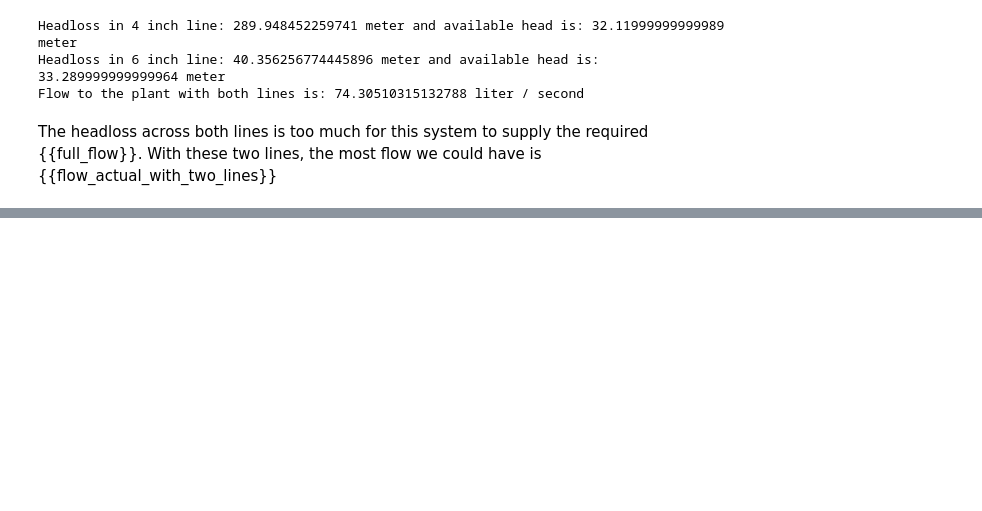
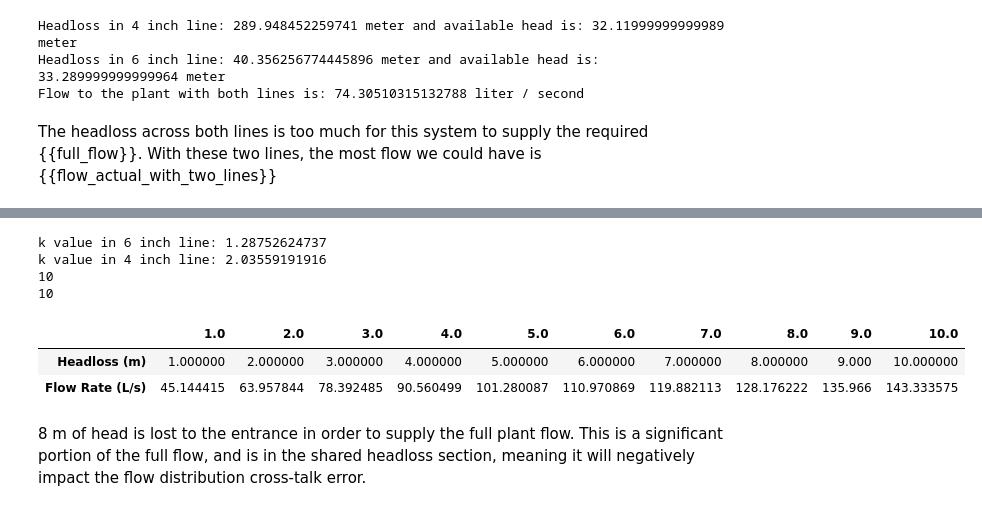
Before and after one commit to AguaClara/plant_notebooks, a Jupyter notebook: Gracias/Gracias.ipynb, the cells around one changed output, grey strips where cells are left out. Cells and saved outputs as stored; diff of their text form; code cells hidden in the pictures; blank space fills up the shorter version.

```diff
--- a/Gracias/Gracias.ipynb
+++ b/Gracias/Gracias.ipynb
@@ -10,4 +10,16 @@ The existing conduction line is composed of two independent pipes of 4" and 6" s
 
 ## Use the Existing 4" and 6" Lines
 The simplest solution is to use the current pressure break as the flow distribution system with the two existing lines (4" and 6") as the incoming lines for each train. To make sure this will work, we need to ensure the 4" line can handle the full 60 L/s
+# %%
+##################    Imports       #################### (only run once)
+import aide_design.physchem as pc
+from aide_design.units import unit_registry as u
+import aide_design.expert_inputs as exp
+import aide_design.materials_database as mat
+import aide_design.pipedatabase as pipe
+import matplotlib.pyplot as plt
+import numpy as np
+import pandas as pd
+pipe.ID_sch40 = np.vectorize(pipe.ID_sch40)
+from IPython.display import YouTubeVideo
 # %%
@@ -98,0 +141,42 @@ ValueError: setting an array element with a sequence.
+# %%
+import aide_design.k_value_of_reductions_utility as k
+
+diam_10 = pipe.ID_SDR(10, sdr_pipe)
+
+# conservative minor loss coefficient in both lines pressure break to tee:
+k_value_pressure_break_to_tee_6_inch = exp.K_MINOR_PIPE_ENTRANCE + \
+    exp.K_MINOR_90 + k.k_value_expansion(diam_6, diam_10, full_flow)
+k_value_pressure_break_to_tee_4_inch = exp.K_MINOR_PIPE_ENTRANCE + \
+    exp.K_MINOR_90 + exp.K_MINOR_EL45 + k.k_value_expansion(diam_4, diam_10, full_flow)
+
+print("k value in 6 inch line: " + str(k_value_pressure_break_to_tee_6_inch))
+print('k value in 4 inch line: ' + str(k_value_pressure_break_to_tee_4_inch))
+
+# conservative pipe lengths from pressure break to tee:
+l_pressure_break_to_tee_6_inch = 4 * u.m
+l_pressure_break_to_tee_4_inch = 4 * u.m
+
+# determine headloss through both 4" and 6" pipes by defining headloss range:
+headloss_range_pressure_break_to_tee = np.linspace(1,10,10) * u.m
+# calculate the added flow rates for all the headlosses in the range:
+flow_range_pressure_break_to_tee = pc.flow_pipe(diam_4, headloss_range_pressure_break_to_tee,
+                                                l_pressure_break_to_tee_4_inch, exp.NU_WATER, mat.PIPE_ROUGH_PVC,
+                                               k_value_pressure_break_to_tee_4_inch) + \
+    pc.flow_pipe(diam_4, headloss_range_pressure_break_to_tee,
+                                                l_pressure_break_to_tee_6_inch, exp.NU_WATER, mat.PIPE_ROUGH_PVC,
+                                               k_value_pressure_break_to_tee_6_inch)
+print(flow_range_pressure_break_to_tee.size)
+print(headloss_range_pressure_break_to_tee.size)
+
+pd.DataFrame(np.array([np.array(headloss_range_pressure_break_to_tee),np.array(flow_range_pressure_break_to_tee.to(u.L/u.s))]),
+             columns=headloss_range_pressure_break_to_tee, index=['Headloss (m)', 'Flow Rate (L/s)'])
+# %% [output]
+k value in 6 inch line: 1.28752624737
+k value in 4 inch line: 2.03559191916
+10
+10
+|  | 1.0 | 2.0 | 3.0 | 4.0 | 5.0 | 6.0 | 7.0 | 8.0 | 9.0 | 10.0 |
+| Headloss (m) | 1.000000 | 2.000000 | 3.000000 | 4.000000 | 5.000000 | 6.000000 | 7.000000 | 8.000000 | 9.000 | 10.000000 |
+| Flow Rate (L/s) | 45.144415 | 63.957844 | 78.392485 | 90.560499 | 101.280087 | 110.970869 | 119.882113 | 128.176222 | 135.966 | 143.333575 |
+# %% [markdown]
+8 m of head is lost to the entrance in order to supply the full plant flow. This is a significant portion of the full flow, and is in the shared headloss section, meaning it will negatively impact the flow distribution cross-talk error.
```
Also changed, not shown: parts of 6 cells of this notebook.
